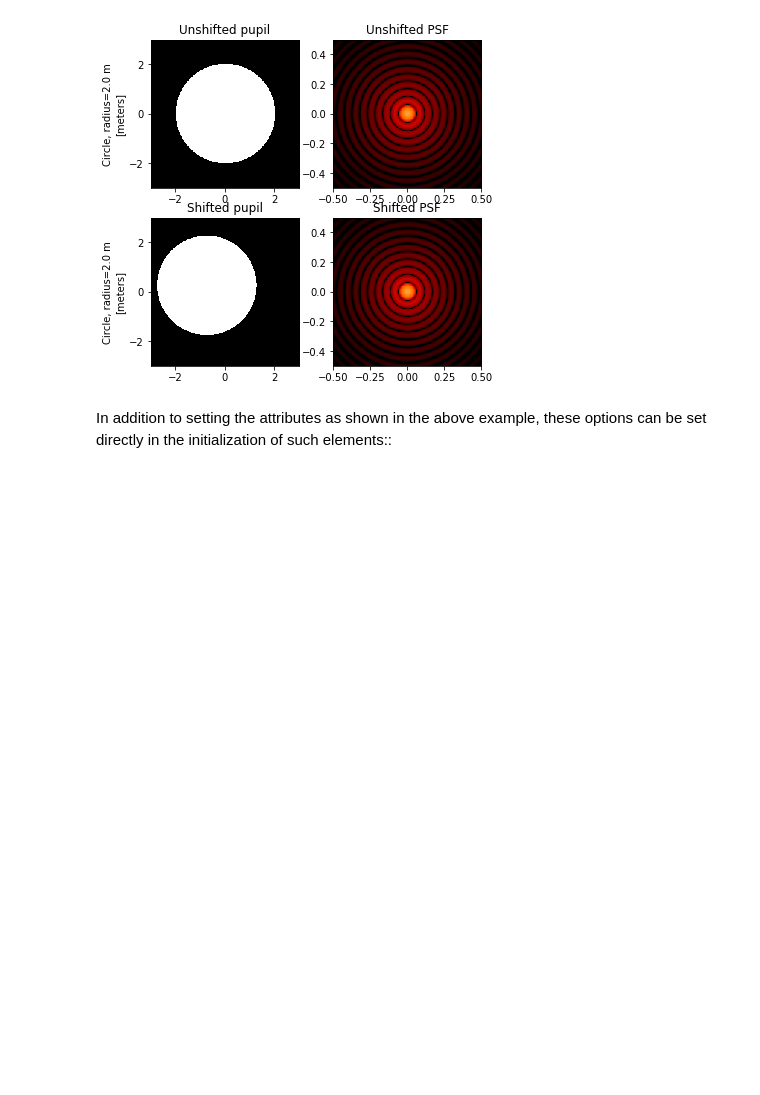
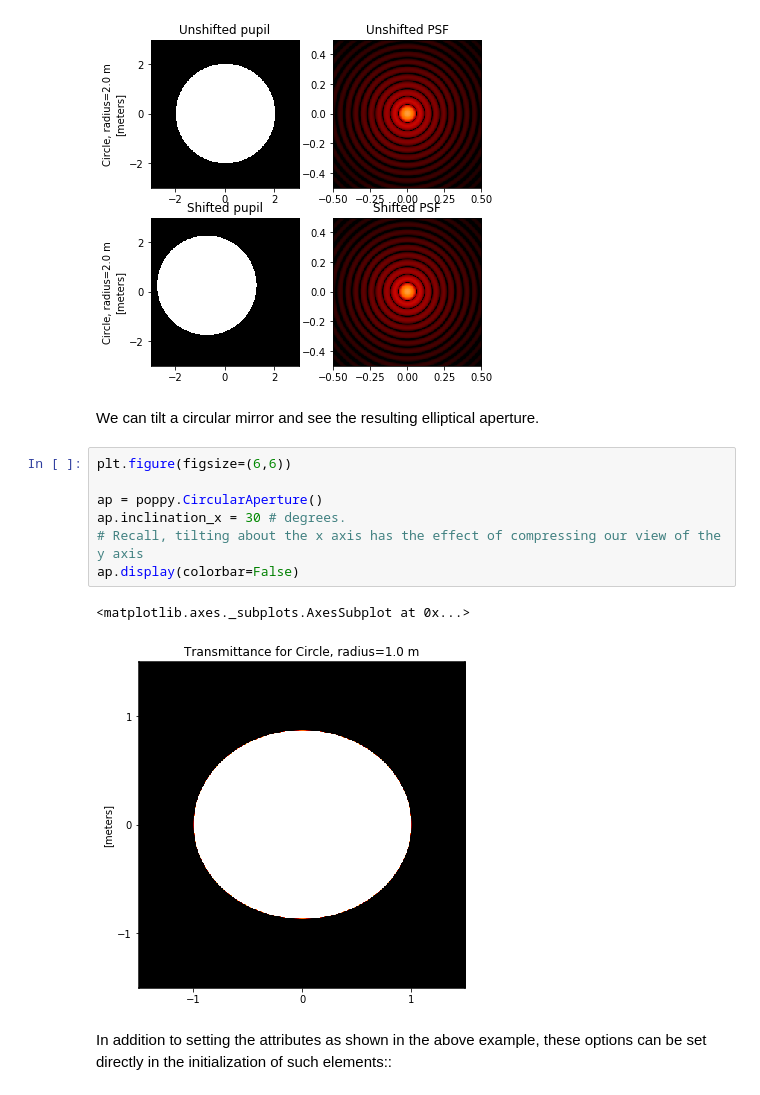
Before and after one commit to spacetelescope/poppy, a Jupyter notebook: notebooks/POPPY Examples.ipynb, the cells around one changed output. Drawn from its saved outputs; the diff is of its cells as text; blank space fills up the shorter version.

Commit message:
Implement ability to incline AnalyticOpticalElements and get the cosine projection effect

```diff
--- a/notebooks/POPPY Examples.ipynb
+++ b/notebooks/POPPY Examples.ipynb
@@ -252,6 +254,18 @@ plt.savefig('example_shift_invariance.png', dpi=100)
 # %% [output]
 <Figure size 432x432 with 0 Axes>
 [figure]
+# %% [markdown]
+We can tilt a circular mirror and see the resulting elliptical aperture.
+# %%
+plt.figure(figsize=(6,6))
+
+ap = poppy.CircularAperture()
+ap.inclination_x = 30 # degrees.
+# Recall, tilting about the x axis has the effect of compressing our view of the y axis
+ap.display(colorbar=False)
+# %% [output]
+<matplotlib.axes._subplots.AxesSubplot at 0x...>
+[figure, added]
 # %% [markdown]
 
 In addition to setting the attributes as shown in the above example, these
```
Also changed, not shown: parts of 1 cell of this notebook, 2 other files.
